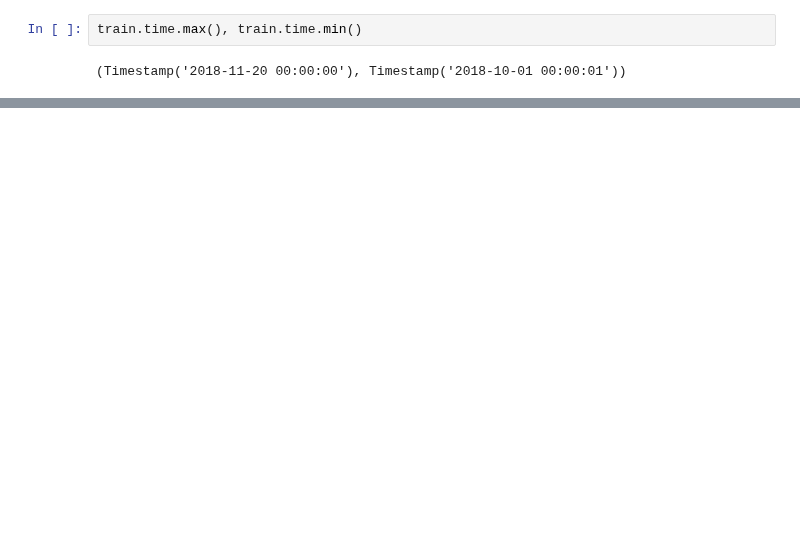
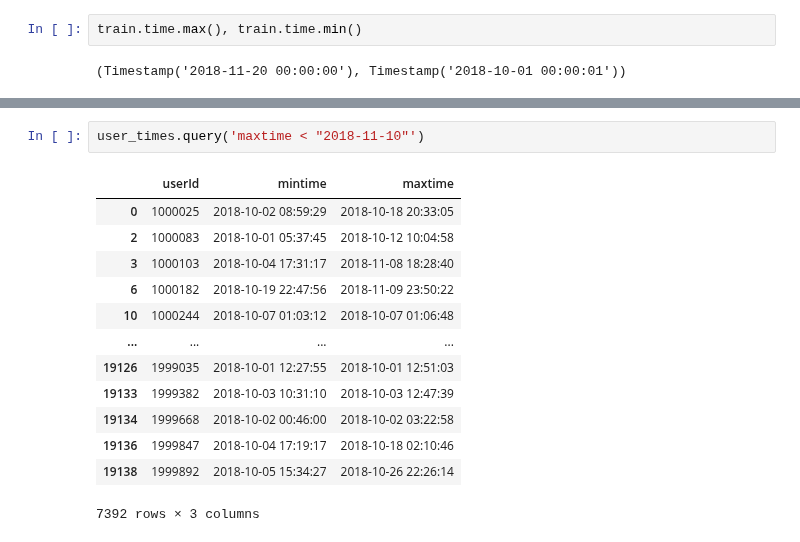
Before and after one commit to Martinoor/datascience, a Jupyter notebook: EDA_test.ipynb, the cells around one changed output, grey strips where cells are left out. Saved outputs shown, nothing was run; the diff lists cells and outputs as text; blank space fills up the shorter version.

```diff
--- a/EDA_test.ipynb
+++ b/EDA_test.ipynb
@@ -117,0 +89,16 @@ test
+# %%
+user_times.query('maxtime < "2018-11-10"')
+# %% [output]
+|  | userId | mintime | maxtime |
+| 0 | 1000025 | 2018-10-02 08:59:29 | 2018-10-18 20:33:05 |
+| 2 | 1000083 | 2018-10-01 05:37:45 | 2018-10-12 10:04:58 |
+| 3 | 1000103 | 2018-10-04 17:31:17 | 2018-11-08 18:28:40 |
+| 6 | 1000182 | 2018-10-19 22:47:56 | 2018-11-09 23:50:22 |
+| 10 | 1000244 | 2018-10-07 01:03:12 | 2018-10-07 01:06:48 |
+| ... | ... | ... | ... |
+| 19126 | 1999035 | 2018-10-01 12:27:55 | 2018-10-01 12:51:03 |
+| 19133 | 1999382 | 2018-10-03 10:31:10 | 2018-10-03 12:47:39 |
+| 19134 | 1999668 | 2018-10-02 00:46:00 | 2018-10-02 03:22:58 |
+| 19136 | 1999847 | 2018-10-04 17:19:17 | 2018-10-18 02:10:46 |
+| 19138 | 1999892 | 2018-10-05 15:34:27 | 2018-10-26 22:26:14 |
+7392 rows × 3 columns
```
Also changed, not shown: parts of 9 cells of this notebook, 4 other files.
